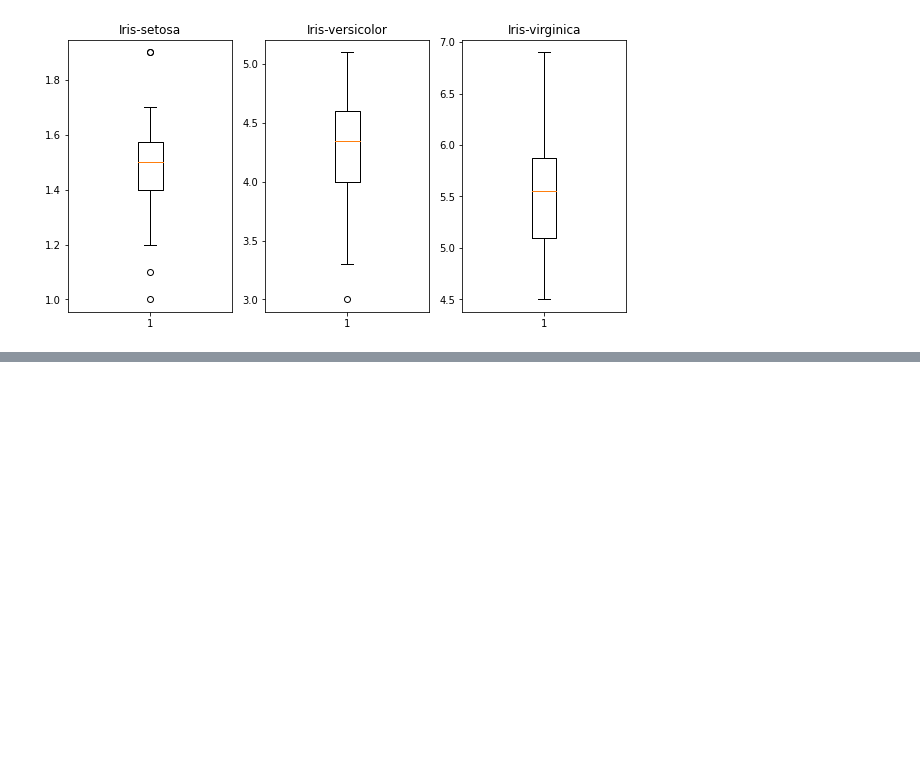
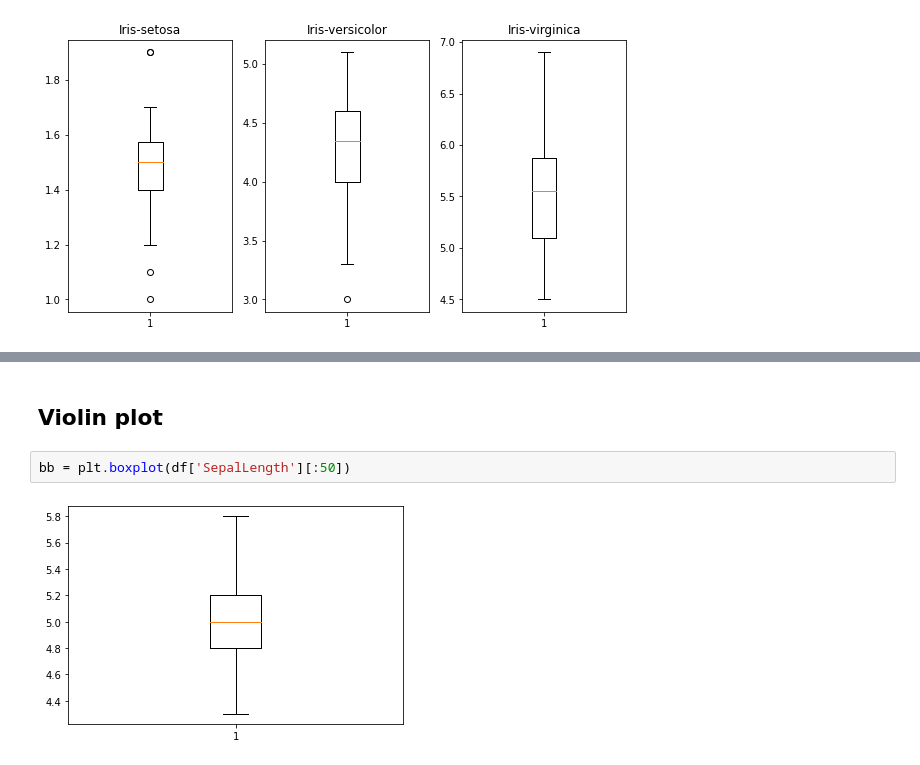
Before and after one commit to siwakornnn/data_viz_2022, a Jupyter notebook: DataViz02_Data_Distribution.ipynb, the cells around one changed output, grey strips where cells are left out. Cells and saved outputs as stored; diff of their text form; blank space fills up the shorter version.

```diff
--- a/DataViz02_Data_Distribution.ipynb
+++ b/DataViz02_Data_Distribution.ipynb
@@ -316,0 +354,6 @@ plt.title('Iris-virginica');  ## สร้างชื่อกราฟบอ
+# %% [markdown]
+## Violin plot
+# %%
+bb = plt.boxplot(df['SepalLength'][:50])
+# %% [output]
+[figure, added]
```
Also changed, not shown: parts of 10 cells of this notebook.
